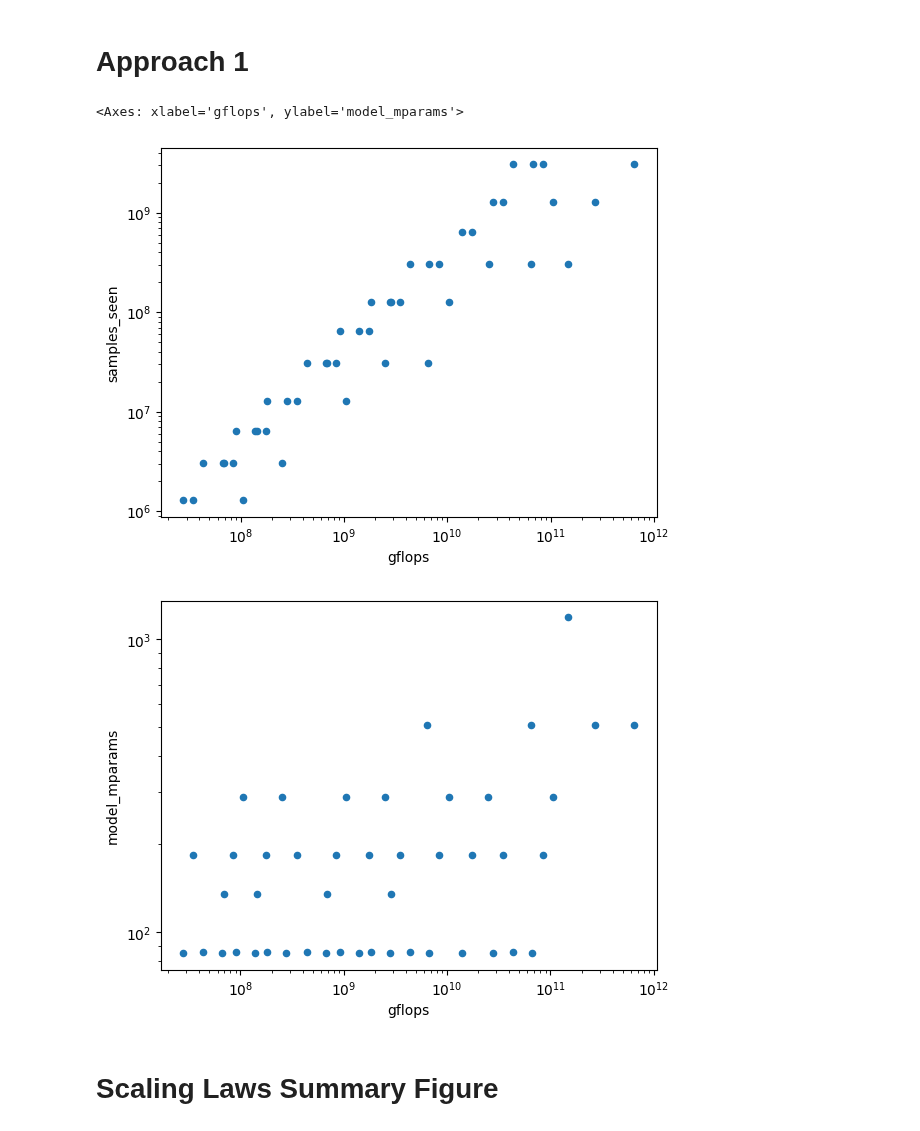
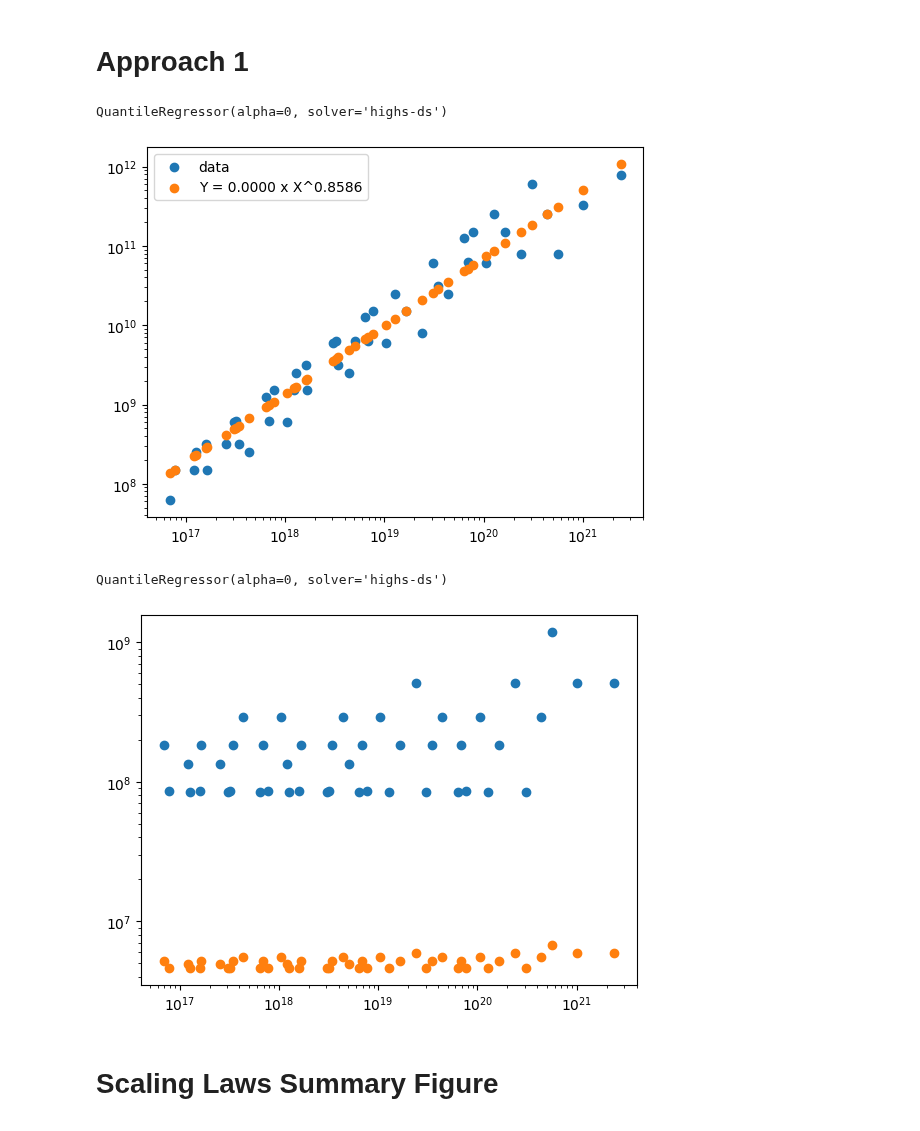
Before and after one commit to SLAMPAI/open_clip_scaling, a Jupyter notebook: results.ipynb, the cells around one changed output. Cells and saved outputs as stored; diff of their text form; code cells hidden in the pictures.

```diff
--- a/results.ipynb
+++ b/results.ipynb
@@ -1098,6 +1169,7 @@ def curve_fit_chinchilla_cma(xdata, ydata, nb_iterations=1000, nb_restarts=10):
 # %%
 scheduler = "cosine"
 ds, metric = "imagenet1k", "acc1"
+ns = "mammut"
 #ds, metric = "winoground", "text_acc"
 #ds, metric = "winoground", "image_acc"
 #ds, metric = "sugar_crepe/swap_obj", "acc"
@@ -1109,7 +1181,7 @@ d = d[d.pretrain_dataset == "datacomp_1b"]
 if scheduler != "const":
     d = d[d.epoch==d.total_epochs]
 d = d[d.downstream_dataset==ds]
-d = d[d.namespace.isin(["clip"])]
+d = d[d.namespace==ns]
 #d = d[d.task.isin(["generative_zeroshot_classification"])]
 d = d[d.lr_scheduler==scheduler]
 d = d.sort_values(by="gflops")
@@ -1119,7 +1191,7 @@ M_params = ((d["model"].apply(lambda m:model_profile.loc[m].mparams).values) * 1
 M_context_length = (d.model.apply(lambda m:  (224//get_patch_size(m))**2  )).values
 N = M_params
 D = ((d["samples_seen"].values)) * M_context_length
-G = N * D
+C = 6 * N * D
 Y = 1-(d[metric]).values
 #Y = d["contrastive_loss"].values
 X = np.stack((N, D), axis=1)
@@ -1154,16 +1248,16 @@ print(np.log10(N.min()), np.log10(N.max()))
 import seaborn as sns
 A, B, C, alpha, beta = param
 print(A, B, C, alpha, beta)
-gflops_grid = np.logspace(14, 21, 12, base=10)
+C_grid = np.logspace(14, 22, 12, base=10)
 rows = []
-NS = np.logspace(6, 10, 100)
-for gflops in gflops_grid:
+NS = np.logspace(4, 10, 100)
+for c in C_grid:
     for n in NS:
-        d = gflops / (n)
-        rows.append({"gflops": gflops, "N": n, "D": d})
+        d = c / (6 * n)
+        rows.append({"C": c, "N": n, "D": d})
 CC = pd.DataFrame(rows)
 CC["err"] = powlaw_chinchilla(CC[["N", "D"]].values.T, A, B, C, alpha, beta)
-sns.scatterplot(x="N", y="err", hue=np.log10(CC.gflops), data=CC, legend="full", palette="viridis")
+sns.scatterplot(x="N", y="err", hue=np.log10(CC.C), data=CC, legend="full", palette="viridis")
 plt.xscale('log')
 plt.yscale('log')
 plt.show()
@@ -1224,41 +1330,58 @@ D = df.copy()
 D = D[D.pretrain_dataset == "datacomp_1b"]
 if scheduler != "const":
     D = D[D.epoch==D.total_epochs]
 D = D[D.downstream_dataset==ds]
 D = D[~D[metric].isna()]
 D = D[D.lr_scheduler == scheduler]
 D = D[D.task == "zeroshot_classification"]
 D = D[D.namespace == "mammut"]
 grid_size = 100
 gflops_grid = np.logspace(  np.log10(D.gflops.min()), np.log10(D.gflops.max()), grid_size)
 D["context_length"] = D.model.apply(lambda m:  (224//get_patch_size(m))**2  )
 D["tokens_seen"] = D.samples_seen * D.context_length
 D["err"] = 1-D[metric]
 D["model_mparams"] = D.apply(lambda d:model_profile.loc[d.model].mparams , axis=1)
 D["model_gflops"] = D.apply(lambda d:model_profile.loc[d.model].gflops , axis=1)
 rows = []
 for start, end in zip(gflops_grid[0:-1], gflops_grid[1:]):
     d = D[(D.gflops >= start) & (D.gflops < end)]
     if len(d):
         di = d.iloc[d[metric].argmax()]
         rows.append({
+            "C":  6 * di.model_mparams * 10**6 * di.samples_seen * di.context_length,
             "gflops": di.gflops,
             "err":1-di[metric],
             "model": di.model,
-            "model_mparams": model_profile.loc[di.model].mparams,
+            "model_params": model_profile.loc[di.model].mparams * 10**6,
             "model_gflops": model_profile.loc[di.model].gflops,
             "samples_seen": di.samples_seen,
             "tokens_seen": di.samples_seen * di.context_length,
         })
 df_envelope = pd.DataFrame(rows)
-#df_envelope = df_envelope[df_envelope.err < 0.5]
-#df_envelope = df_envelope.sort_values(by="gflops")
-df_envelope.plot(x="gflops", y="samples_seen", kind="scatter", logx=True, logy=True)
-df_envelope.plot(x="gflops", y="model_mparams", kind="scatter", logx=True, logy=True)
+
+
+fig = plt.figure()
+coefs, func, eq = curve_fit_powlaw_quantile(df_envelope.C.values, df_envelope.tokens_seen.values, q=0.5)
+plt.scatter(df_envelope.C, df_envelope.tokens_seen, label="data")
+plt.scatter(df_envelope.C, func(df_envelope.C), label=eq)
+plt.legend()
+plt.xscale('log')
+plt.yscale('log')
+plt.show()
+
+fig = plt.figure()
+coefs, func, eq = curve_fit_powlaw_quantile(df_envelope.C.values, df_envelope.model_params.values, q=0.5)
+plt.scatter(df_envelope.C, df_envelope.model_params, label="data")
+plt.scatter(df_envelope.C, func(df_envelope.model_params), label=eq)
+plt.xscale('log')
+plt.yscale('log')
+
+plt.show()
 # %% [output]
-<Axes: xlabel='gflops', ylabel='model_mparams'>
+QuantileRegressor(alpha=0, solver='highs-ds')
-[figure, old version]
+[figure, new version]
+QuantileRegressor(alpha=0, solver='highs-ds')
-[figure, old version]
+[figure, new version]
 # %% [markdown]
 # Scaling Laws Summary Figure
 # %%
```
Also changed, not shown: parts of 23 cells of this notebook, 2 other files.
